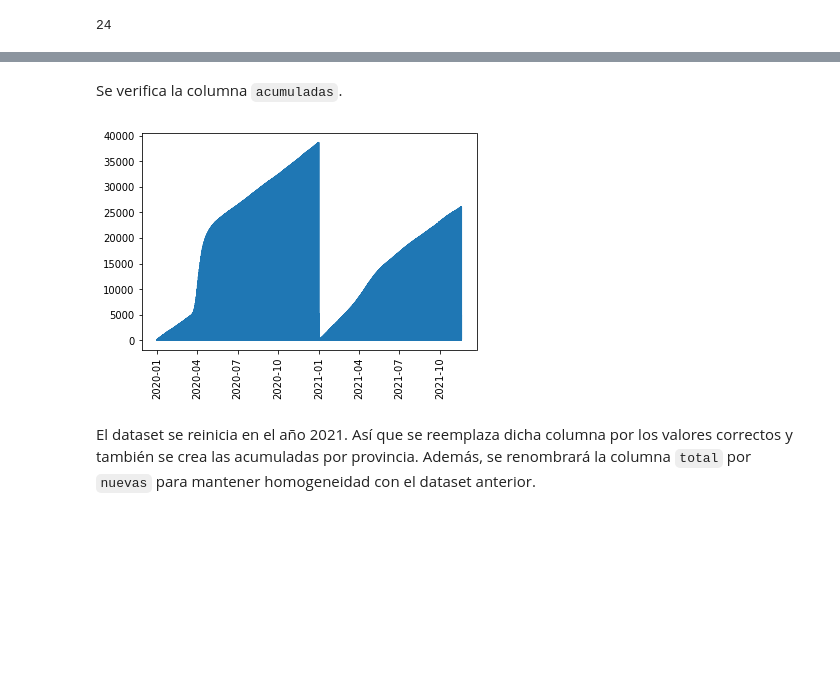
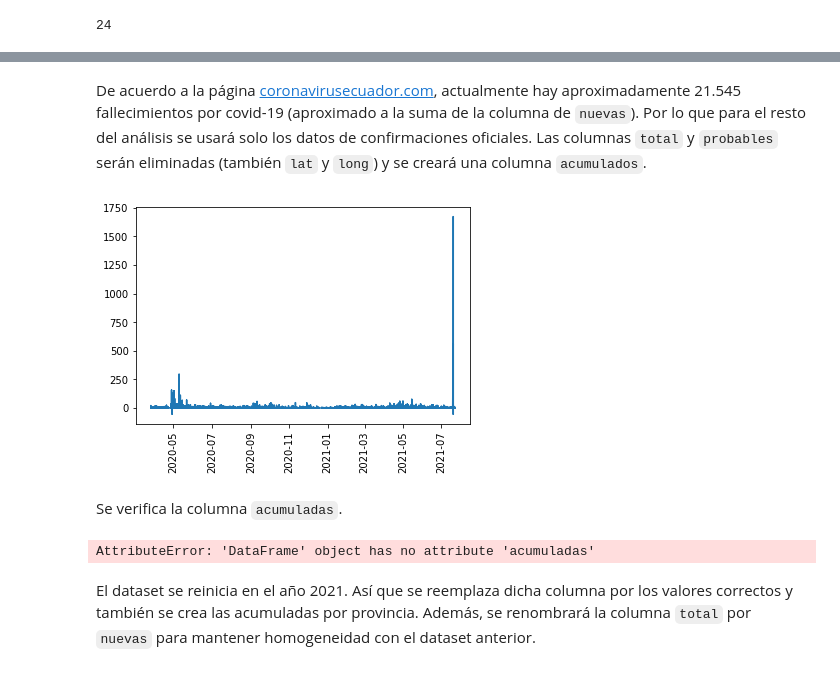
Before and after one commit to anthonymanotoa/covid-ec, a Jupyter notebook: notebooks/1.1-covid-data_process.ipynb, the cells around one changed output, grey strips where cells are left out. Saved outputs shown, nothing was run; the diff lists cells and outputs as text; code cells hidden in the pictures; blank space fills up the shorter version.

Commit message:
Data deaths processed

```diff
--- a/notebooks/1.1-covid-data_process.ipynb
+++ b/notebooks/1.1-covid-data_process.ipynb
@@ -12,8 +11,7 @@ def create_df(path: str, name: str):
 path = '/work/covid-ec/data/raw/'
 # %%
 # Creating DataFrames
-deaths_2021 = create_df(path, 'deaths_2021.csv')
-deaths_2020 = create_df(path, 'deaths_2020.csv')
 positives_2021 = create_df(path, 'positives_2021.csv')
 positives_2020 = create_df(path, 'positives_2020.csv')
 vaccines = create_df(path, 'vaccines.csv')
+vaccines = create_df(path, 'deaths.csv')
@@ -139,3 +169,17 @@ len(deaths['poblacion'].unique())
+# %% [markdown]
+De acuerdo a la página [coronavirusecuador.com](https://www.coronavirusecuador.com/estadisticas-covid-19/), actualmente hay aproximadamente 21.545 fallecimientos por covid-19 (aproximado a la suma de la columna de `nuevas`). Por lo que para el resto del análisis se usará solo los datos de confirmaciones oficiales. Las columnas `total` y `probables` serán eliminadas (también `lat` y `long`) y se creará una columna `acumulados`.
+# %%
+# Drop unnecessary columns
+deaths.drop(['total', 'probables', 'lat', 'lng'], axis='columns', inplace=True)
+# %%
+deaths['acumulados'] = deaths['nuevas'].cumsum()
+# %%
+plt.plot(deaths.created_at, deaths.nuevas)
+# plt.plot(deaths.created_at, deaths.acumulados)
+plt.xticks(rotation=90)
+plt.show()
+# %% [output]
+[figure, added]
 # %% [markdown]
 Se verifica la columna `acumuladas`.
 # %%
@@ -143,7 +187,7 @@ plt.plot(deaths.created_at, deaths.acumuladas)
 plt.xticks(rotation=90)
 plt.show()
 # %% [output]
-[figure, removed]
+AttributeError: 'DataFrame' object has no attribute 'acumuladas'
 # %% [markdown]
 El dataset se reinicia en el año 2021. Así que se reemplaza dicha columna por los valores correctos y también se crea las acumuladas por provincia. Además, se renombrará la columna `total` por `nuevas` para mantener homogeneidad con el dataset anterior.
 # %%
```
Also changed, not shown: parts of 11 cells of this notebook, 7 other files.
